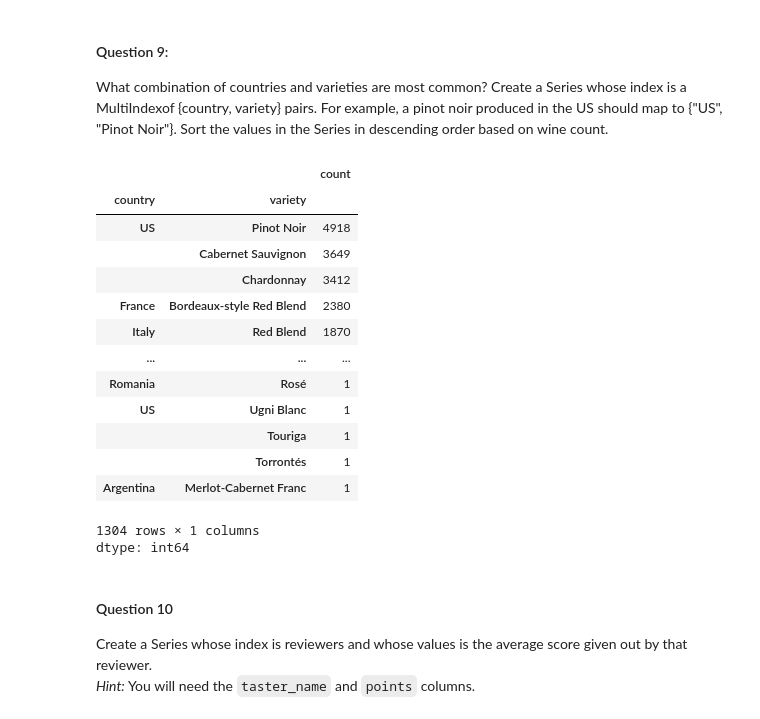
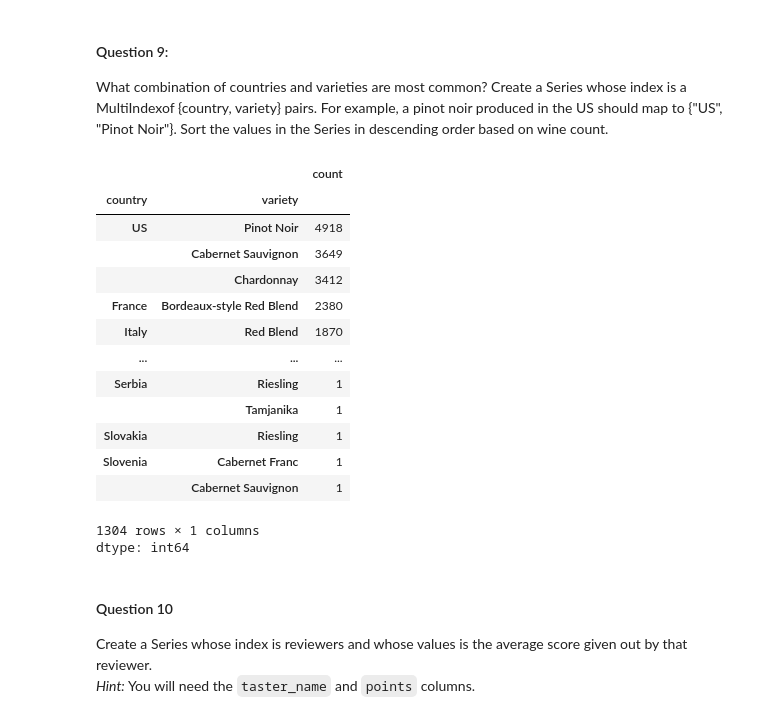
Before and after one commit to CS133-DataVisualization/cl-and-homework-willyta1, a Jupyter notebook: M02_HW02_pandas.ipynb, the cells around one changed output. Cells and saved outputs as stored; diff of their text form; code cells hidden in the pictures.

```diff
--- a/M02_HW02_pandas.ipynb
+++ b/M02_HW02_pandas.ipynb
@@ -227,24 +227,24 @@ dtype: int64
 What combination of countries and varieties are most common? Create a Series whose index is a MultiIndexof {country, variety} pairs. For example, a pinot noir produced in the US should map to {"US", "Pinot Noir"}. Sort the values in the Series in descending order based on wine count.
 # %%
 # Your code here . . .
-combinations = wine[['country', 'variety']].groupby(['country','variety']).value_counts()
+combinations = wine[['country', 'variety']].value_counts()
 # ['country','variety'] is multiindex
 combinations.sort_values(inplace=True, ascending=False)
 combinations
 # %% [output]
 |  |  | count |
 | country | variety |  |
 | US | Pinot Noir | 4918 |
 |  | Cabernet Sauvignon | 3649 |
 |  | Chardonnay | 3412 |
 | France | Bordeaux-style Red Blend | 2380 |
 | Italy | Red Blend | 1870 |
 | ... | ... | ... |
-| Romania | Rosé | 1 |
-| US | Ugni Blanc | 1 |
-|  | Touriga | 1 |
-|  | Torrontés | 1 |
-| Argentina | Merlot-Cabernet Franc | 1 |
+| Serbia | Riesling | 1 |
+|  | Tamjanika | 1 |
+| Slovakia | Riesling | 1 |
+| Slovenia | Cabernet Franc | 1 |
+|  | Cabernet Sauvignon | 1 |
 1304 rows × 1 columns
 dtype: int64
 # %% [markdown]
```
Also changed, not shown: parts of 4 cells of this notebook.
